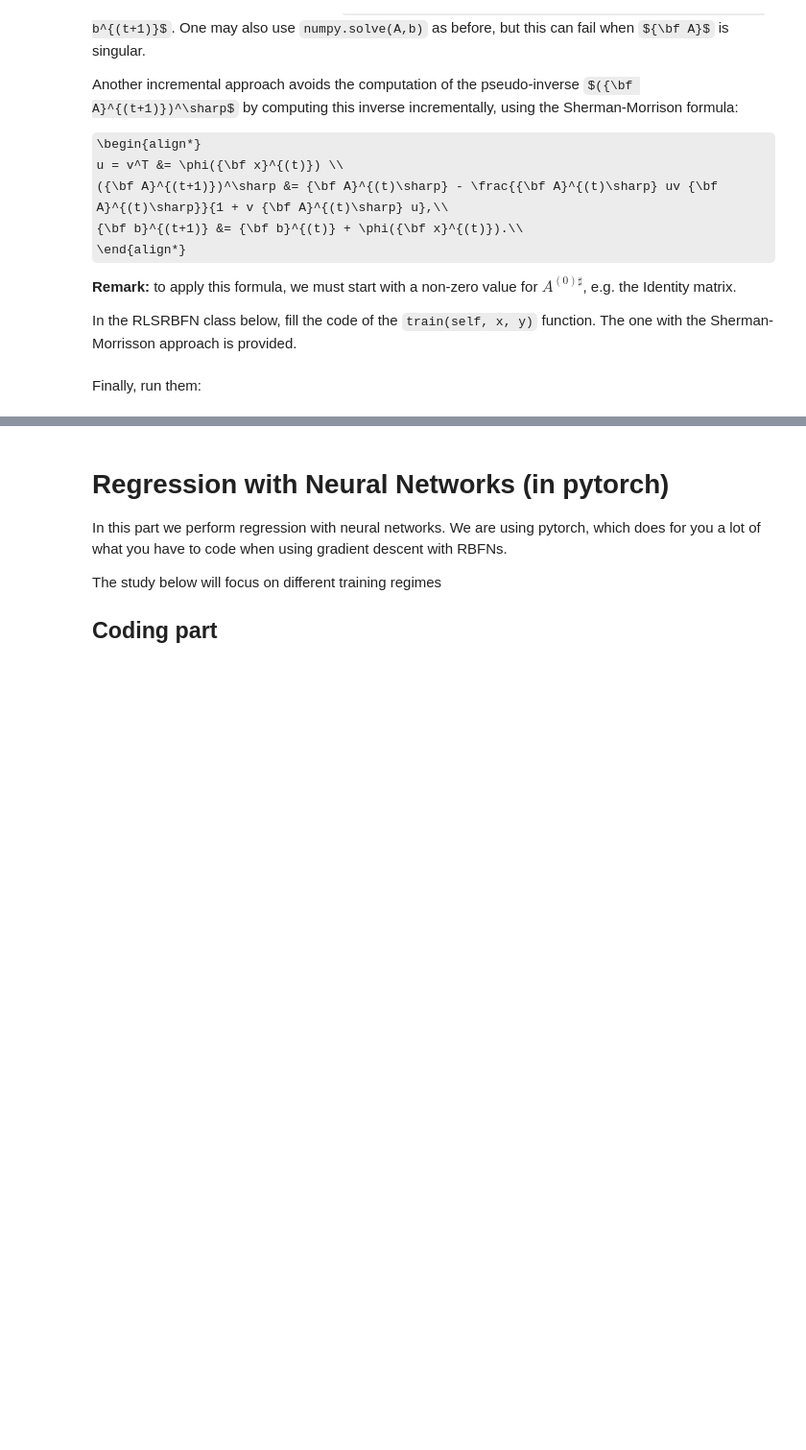
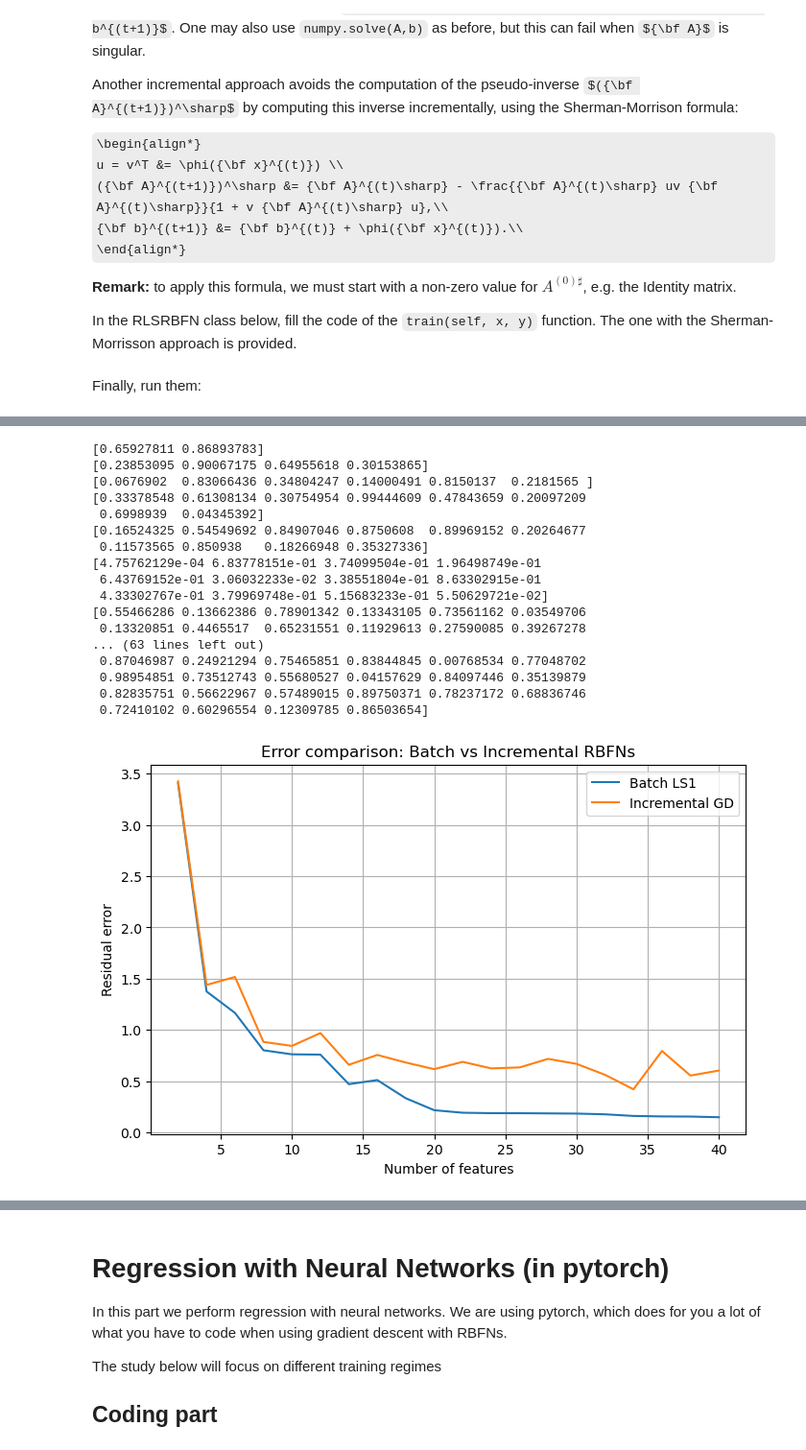
Before and after one commit to williamwu8888/sensorimotors_M2, a Jupyter notebook: Regression/Labs/01-regression.student.ipynb, the cells around one changed output, grey strips where cells are left out. Shown at 96% size. Cells and saved outputs as stored; diff of their text form; code cells hidden in the pictures; some formulas as TeX source; blank space fills up the shorter version.

```diff
--- a/Regression/Labs/01-regression.student.ipynb
+++ b/Regression/Labs/01-regression.student.ipynb
@@ -743,10 +735,11 @@ class GDRBFN(IncrRBFN):
     # -------- gradient descent -----------------
     def train(self, x, y, alpha):
 
-        # To be completed...
+        phi_x = self.phi_output(x).flatten()
+        y_pred = np.dot(phi_x, self.theta)
 
-        # self.theta = ...
-        assert False, 'Not implemented yet'
+        error = y - y_pred
+        self.theta += alpha * error * phi_x
 # %% [markdown]
 And check that it works
 # %%
@@ -804,10 +803,12 @@ class RLSRBFN(IncrRBFN):
     # -------- recursive least squares -----------------
     def train(self, x, y):
 
-        # To be completed...
+        phi_x = self.phi_output(x).flatten()  # feature vector
 
-        # self.theta = ...
-        assert False, 'Not implemented yet'
+        self.a += np.outer(phi_x, phi_x)
+        self.b += phi_x * y
+
+        self.theta = np.dot(np.linalg.pinv(self.a), self.b)
 
 
     # -------- recursive least squares with Sherman-Morrison -----------------
@@ -871,0 +954,65 @@ model.plot(batch.x_data, batch.y_data, "RBFN Sherman-Morrisson")
+# %%
+feature_range = range(2, 41, 2)  # 2 to 40 features for a faster test
+errors_batch = []
+times_batch = []
+errors_incremental = []
+times_incremental = []
+
+for nb_feat in feature_range:
+    # --- Batch RBFN (LS1) ---
+    model_batch = BatchRBFN1(nb_features=nb_feat)
+    start = time.process_time()
+    model_batch.train(batch.x_data, batch.y_data)
+    times_batch.append(time.process_time() - start)
+    errors_batch.append(model_batch.compute_error(batch.x_data, batch.y_data))
+
+    # --- Incremental RBFN (gradient descent) ---
+    model_incr = GDRBFN(nb_features=nb_feat)
+    start = time.process_time()
+    max_iter = 500
+    for _ in range(max_iter):
+        x, y = batch.get_random_sample()
+        model_incr.train(x, y, alpha=0.5)
+    times_incremental.append(time.process_time() - start)
+    errors_incremental.append(model_incr.compute_error(batch.x_data, batch.y_data))
+
+# --- Plot Error ---
+plt.figure(figsize=(8,5))
+plt.plot(feature_range, errors_batch, label="Batch LS1")
+plt.plot(feature_range, errors_incremental, label="Incremental GD")
+plt.xlabel("Number of features")
+plt.ylabel("Residual error")
+plt.title("Error comparison: Batch vs Incremental RBFNs")
+plt.legend()
+plt.grid(True)
+plt.show()
+
+# --- Plot Computation Time ---
+plt.figure(figsize=(8,5))
+plt.plot(feature_range, times_batch, label="Batch LS1")
+plt.plot(feature_range, times_incremental, label="Incremental GD")
+plt.xlabel("Number of features")
+plt.ylabel("Computation time (s)")
+plt.title("Computation time comparison: Batch vs Incremental RBFNs")
+plt.legend()
+plt.grid(True)
+plt.show()
+# %% [output]
+[0.65927811 0.86893783]
+[0.23853095 0.90067175 0.64955618 0.30153865]
+[0.0676902  0.83066436 0.34804247 0.14000491 0.8150137  0.2181565 ]
+[0.33378548 0.61308134 0.30754954 0.99444609 0.47843659 0.20097209
+ 0.6998939  0.04345392]
+[0.16524325 0.54549692 0.84907046 0.8750608  0.89969152 0.20264677
+ 0.11573565 0.850938   0.18266948 0.35327336]
+[4.75762129e-04 6.83778151e-01 3.74099504e-01 1.96498749e-01
+ 6.43769152e-01 3.06032233e-02 3.38551804e-01 8.63302915e-01
+ 4.33302767e-01 3.79969748e-01 5.15683233e-01 5.50629721e-02]
+[0.55466286 0.13662386 0.78901342 0.13343105 0.73561162 0.03549706
+ 0.13320851 0.4465517  0.65231551 0.11929613 0.27590085 0.39267278
+... (63 lines left out)
+ 0.87046987 0.24921294 0.75465851 0.83844845 0.00768534 0.77048702
+ 0.98954851 0.73512743 0.55680527 0.04157629 0.84097446 0.35139879
+ 0.82835751 0.56622967 0.57489015 0.89750371 0.78237172 0.68836746
+ 0.72410102 0.60296554 0.12309785 0.86503654]
+[figure, added]
```
Also changed, not shown: parts of 29 cells of this notebook.
